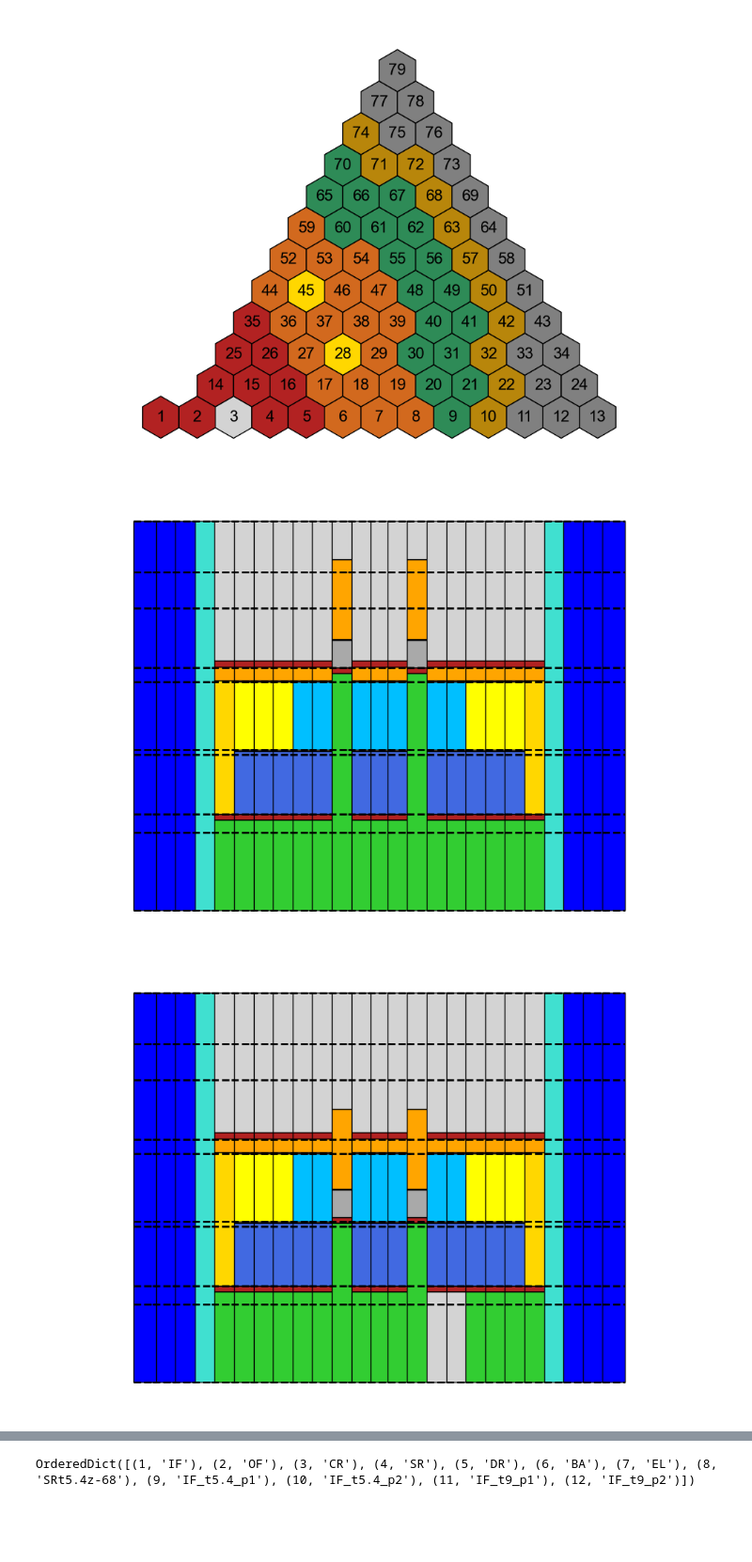
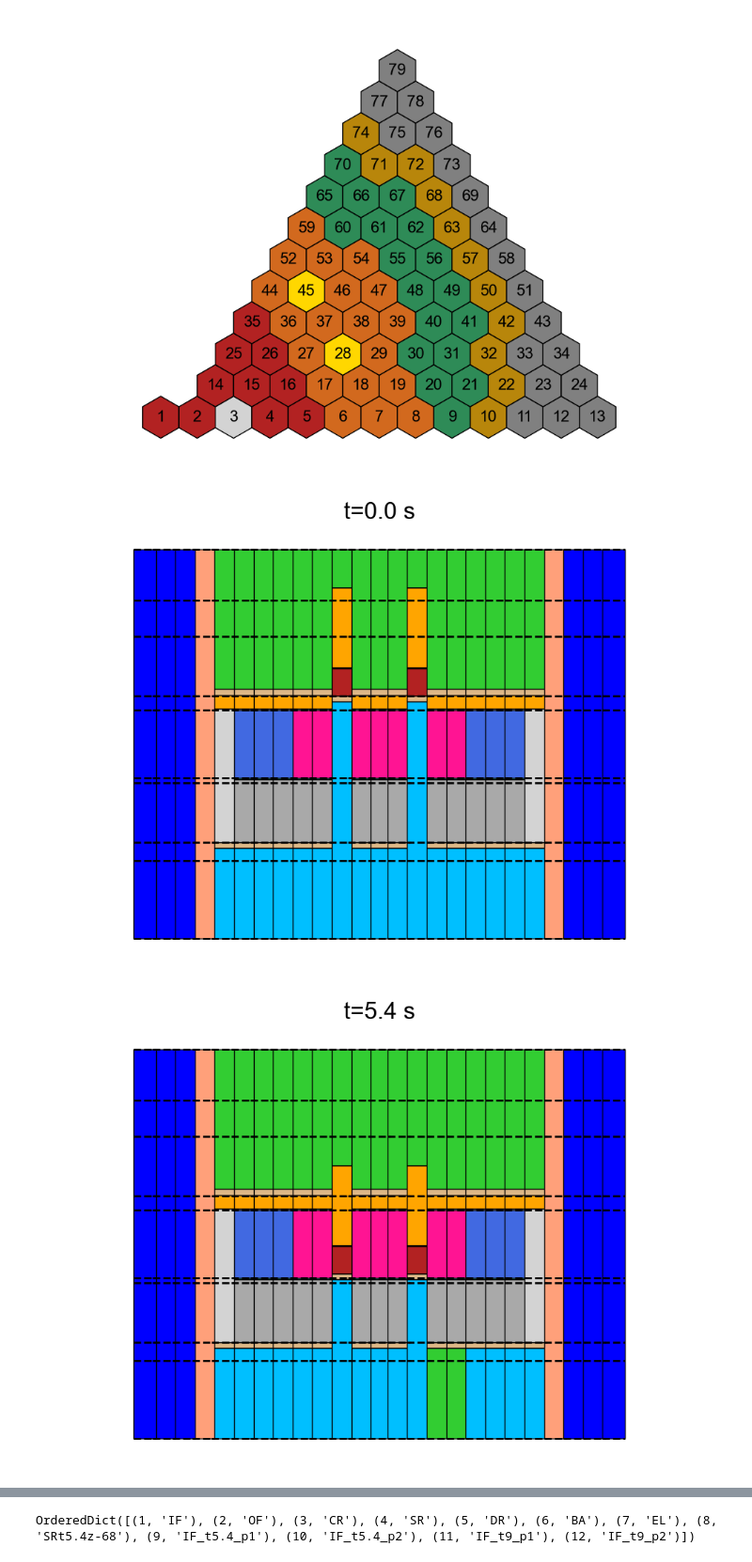
Before and after one commit to nicoloabrate/COREutils, a Jupyter notebook: docs/examples/Core/ALFRED/alfred.ipynb, the cells around one changed output, grey strips where cells are left out. Shown at 94% size. Cells and saved outputs as stored; diff of their text form; code cells hidden in the pictures; blank space fills up the shorter version.

```diff
--- a/docs/examples/Core/ALFRED/alfred.ipynb
+++ b/docs/examples/Core/ALFRED/alfred.ipynb
@@ -82,8 +142,8 @@ The content of the "input.json" file is the following:
 }
 # %%
 # plot core radial configuration
-print(alfred.time)
-for t in alfred.time:
-    RadialPlot(alfred, time=t, label=True, fren=True)
+print(alfred.NEtime)
+for t in alfred.NEtime:
+    RadialGeomPlot(alfred, time=t, label=True, fren=True, whichconf="NEconfig", title="t=%.1f s" % t)
 # %% [output]
 [0, 5.4, 9.0]
@@ -100,10 +160,10 @@ RadialPlot(alfred, which=ass, time=0, label=True, figname="alfred_t0_sextI_serpn
 # %%
 # select assembly numbers (FRENETIC numeration) to be plotted
 ass = np.concatenate([np.arange(247, 235, -1), np.arange(1, 14)])
 
 # plot core Axial configuration
-for t in alfred.time:
-    AxialPlot(alfred, ass, time=t, fren=True, mycuts=True)
+for t in alfred.NEtime:
+    AxialGeomPlot(alfred, ass, time=t, fren=True, mycuts=True, title="t=%.1f s" % t)
 # %% [output]
-[figure, old version]
+[figure, new version]
-[figure, old version]
+[figure, new version]
```
Also changed, not shown: parts of 10 cells of this notebook, 58 other files.
